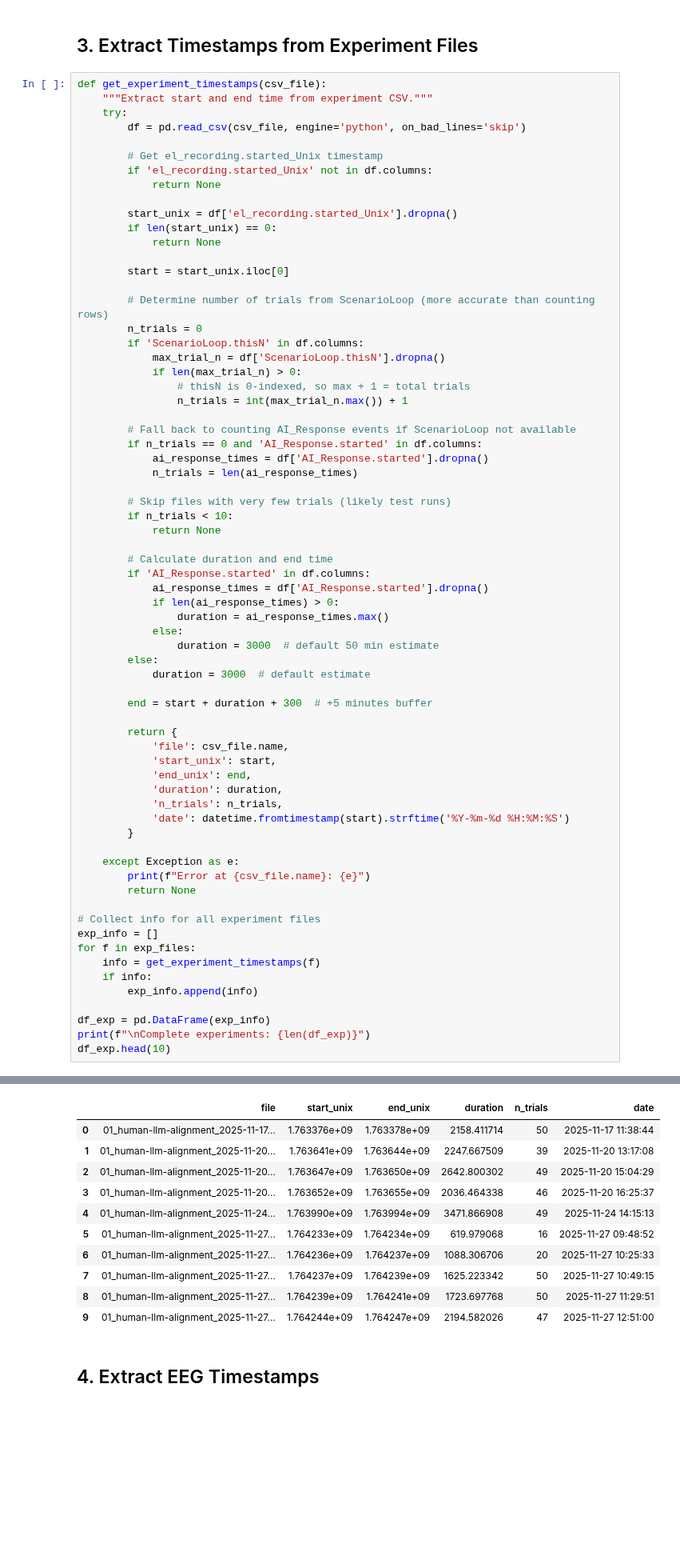
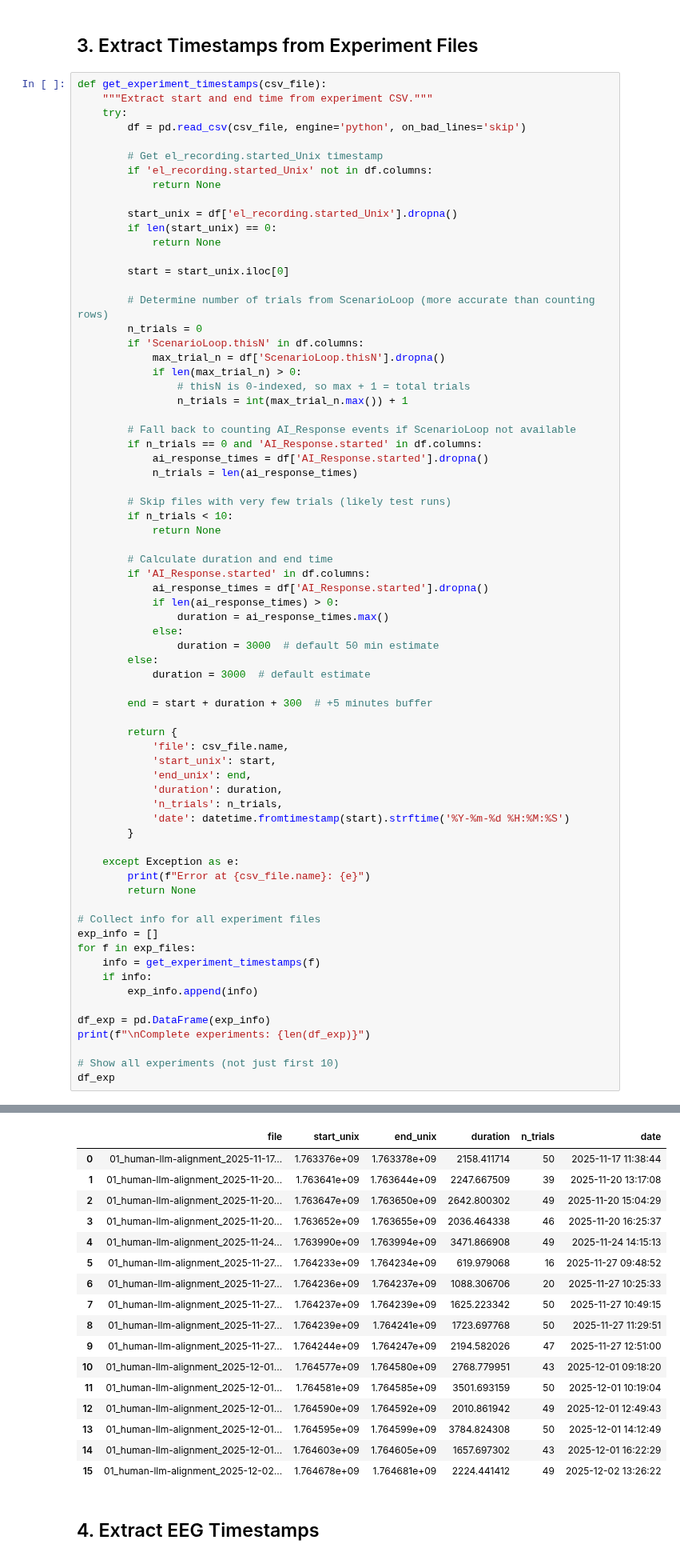
Before and after one commit to kimberlyeder/eeg-eyetracking-analysis, a Jupyter notebook: 01_Map_Sessions.ipynb, the cells around one changed output, grey strips where cells are left out. Shown at 80% size. Saved outputs shown, nothing was run; the diff lists cells and outputs as text; blank space fills up the shorter version.

```diff
--- a/01_Map_Sessions.ipynb
+++ b/01_Map_Sessions.ipynb
@@ -120,5 +124,7 @@ for f in exp_files:
 
 df_exp = pd.DataFrame(exp_info)
 print(f"\nComplete experiments: {len(df_exp)}")
-df_exp.head(10)
+
+# Show all experiments (not just first 10)
+df_exp
 # %% [output]
@@ -126,14 +132,20 @@ Complete experiments: 14
 |  | file | start_unix | end_unix | duration | n_trials | date |
 | 0 | 01_human-llm-alignment_2025-11-17... | 1.763376e+09 | 1.763378e+09 | 2158.411714 | 50 | 2025-11-17 11:38:44 |
 | 1 | 01_human-llm-alignment_2025-11-20... | 1.763641e+09 | 1.763644e+09 | 2247.667509 | 39 | 2025-11-20 13:17:08 |
 | 2 | 01_human-llm-alignment_2025-11-20... | 1.763647e+09 | 1.763650e+09 | 2642.800302 | 49 | 2025-11-20 15:04:29 |
 | 3 | 01_human-llm-alignment_2025-11-20... | 1.763652e+09 | 1.763655e+09 | 2036.464338 | 46 | 2025-11-20 16:25:37 |
 | 4 | 01_human-llm-alignment_2025-11-24... | 1.763990e+09 | 1.763994e+09 | 3471.866908 | 49 | 2025-11-24 14:15:13 |
 | 5 | 01_human-llm-alignment_2025-11-27... | 1.764233e+09 | 1.764234e+09 | 619.979068 | 16 | 2025-11-27 09:48:52 |
 | 6 | 01_human-llm-alignment_2025-11-27... | 1.764236e+09 | 1.764237e+09 | 1088.306706 | 20 | 2025-11-27 10:25:33 |
 | 7 | 01_human-llm-alignment_2025-11-27... | 1.764237e+09 | 1.764239e+09 | 1625.223342 | 50 | 2025-11-27 10:49:15 |
 | 8 | 01_human-llm-alignment_2025-11-27... | 1.764239e+09 | 1.764241e+09 | 1723.697768 | 50 | 2025-11-27 11:29:51 |
 | 9 | 01_human-llm-alignment_2025-11-27... | 1.764244e+09 | 1.764247e+09 | 2194.582026 | 47 | 2025-11-27 12:51:00 |
+| 10 | 01_human-llm-alignment_2025-12-01... | 1.764577e+09 | 1.764580e+09 | 2768.779951 | 43 | 2025-12-01 09:18:20 |
+| 11 | 01_human-llm-alignment_2025-12-01... | 1.764581e+09 | 1.764585e+09 | 3501.693159 | 50 | 2025-12-01 10:19:04 |
+| 12 | 01_human-llm-alignment_2025-12-01... | 1.764590e+09 | 1.764592e+09 | 2010.861942 | 49 | 2025-12-01 12:49:43 |
+| 13 | 01_human-llm-alignment_2025-12-01... | 1.764595e+09 | 1.764599e+09 | 3784.824308 | 50 | 2025-12-01 14:12:49 |
+| 14 | 01_human-llm-alignment_2025-12-01... | 1.764603e+09 | 1.764605e+09 | 1657.697302 | 43 | 2025-12-01 16:22:29 |
+| 15 | 01_human-llm-alignment_2025-12-02... | 1.764678e+09 | 1.764681e+09 | 2224.441412 | 49 | 2025-12-02 13:26:22 |
 # %% [markdown]
 ## 4. Extract EEG Timestamps
 # %%
```
Also changed, not shown: parts of 6 cells of this notebook, 4 other files.
